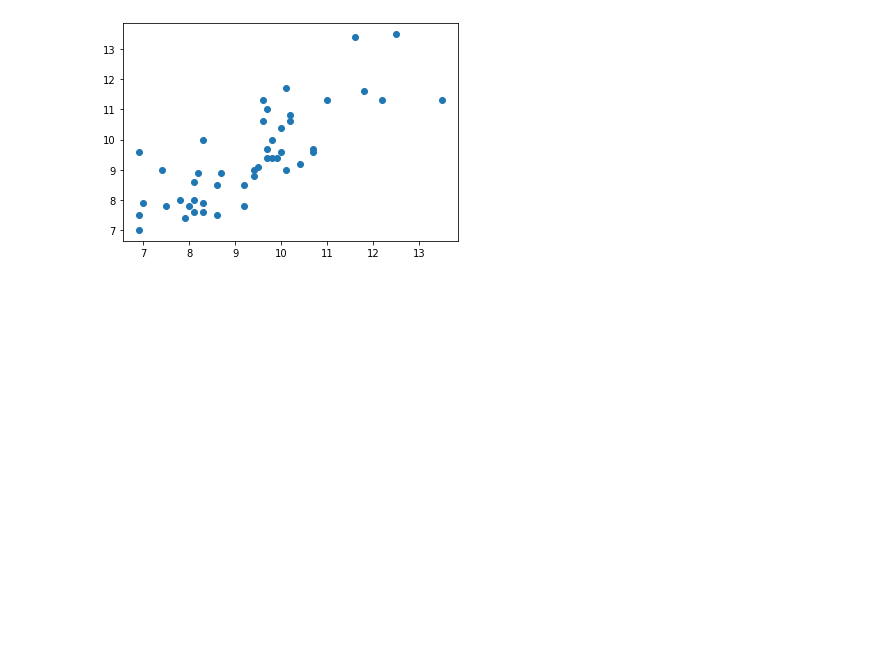
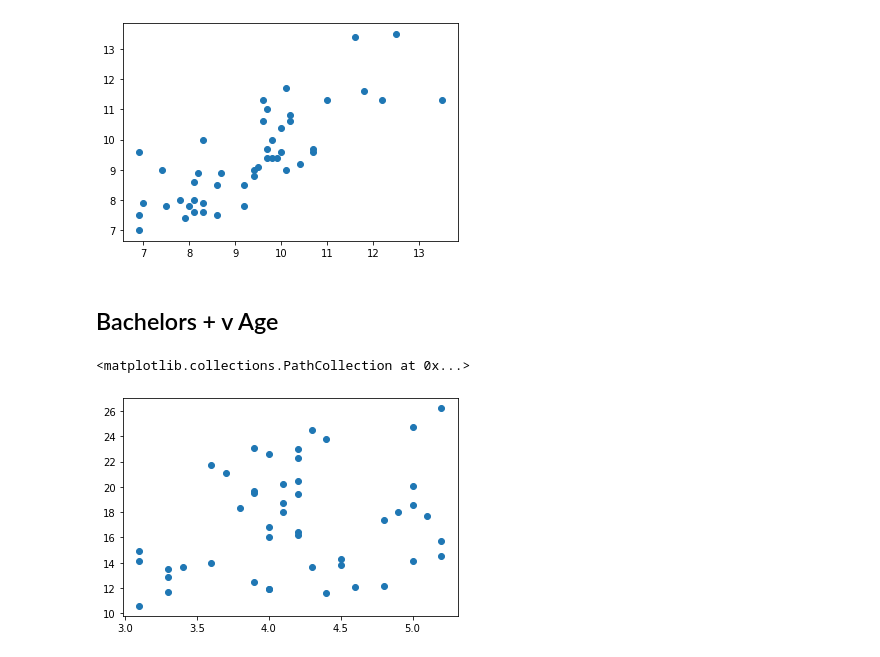
Before and after one commit to imagineLife/data-cleaner, a Jupyter notebook: Scatterplots.ipynb, the cells around one changed output. Cells and saved outputs as stored; diff of their text form; code cells hidden in the pictures; blank space fills up the shorter version.

Commit message:
bachelors+ vs age

```diff
--- a/Scatterplots.ipynb
+++ b/Scatterplots.ipynb
@@ -206,3 +206,11 @@ plt.scatter(some_college_outliers,no_out_60_plus)
 # %% [output]
 <matplotlib.collections.PathCollection at 0x...>
 [figure]
+# %% [markdown]
+## Bachelors + v Age
+# %%
+# < 18 yrs
+plt.scatter(bach_outliers,perc_below_18_no_out)
+# %% [output]
+<matplotlib.collections.PathCollection at 0x...>
+[figure, added]
```
Also changed, not shown: parts of 3 cells of this notebook.
